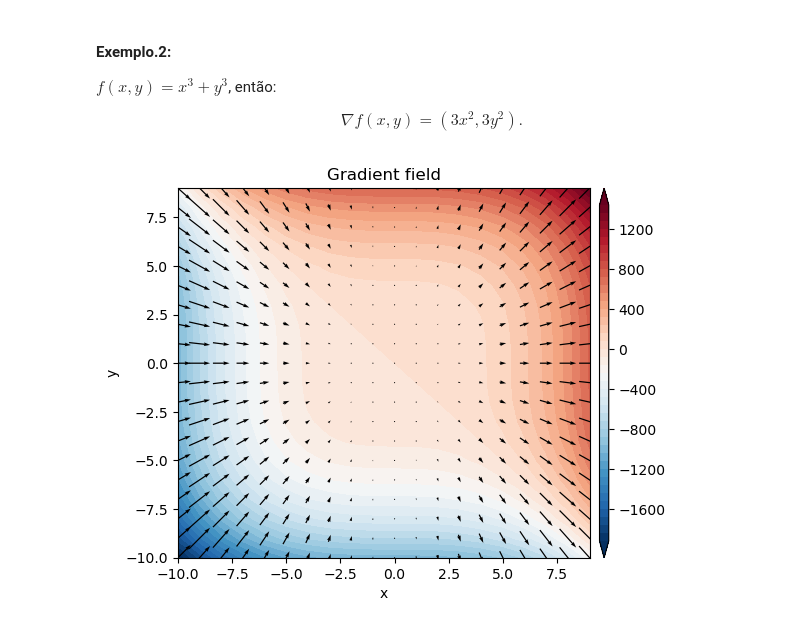
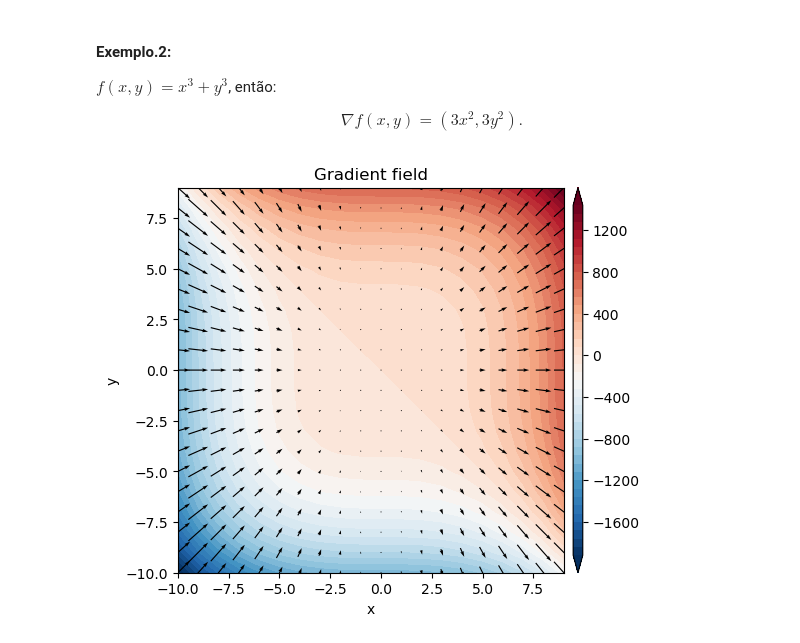
Before and after one commit to andrelreis/geofisica1, a Jupyter notebook: code/0. analise_vetorial/analise_vetorial.ipynb, the cells around one changed output. Cells and saved outputs as stored; diff of their text form; code cells hidden in the pictures.

```diff
--- a/code/0. analise_vetorial/analise_vetorial.ipynb
+++ b/code/0. analise_vetorial/analise_vetorial.ipynb
@@ -181,15 +196,15 @@ fxy = X**3 + Y**3
 fx = 3*X*X
 fy = 3*Y*y
 # %%
-fig,ax = plt.subplots()
+fig,ax = plt.subplots(figsize=(6,5))
 
 cm = ax.contourf(X,Y,fxy,50,cmap='RdBu_r',extend='both')
 q = ax.quiver(X, Y, fx, fy,pivot='mid',color='k')
 fig.colorbar(cm, ax=ax,shrink=1.0,aspect=40,pad=0.02)
 ax.set_title('Gradient field')
 ax.set_xlabel('x')
 ax.set_ylabel('y')
 
 plt.show()
 # %% [output]
-[figure, old version]
+[figure, new version]
```
Also changed, not shown: parts of 6 cells of this notebook.
